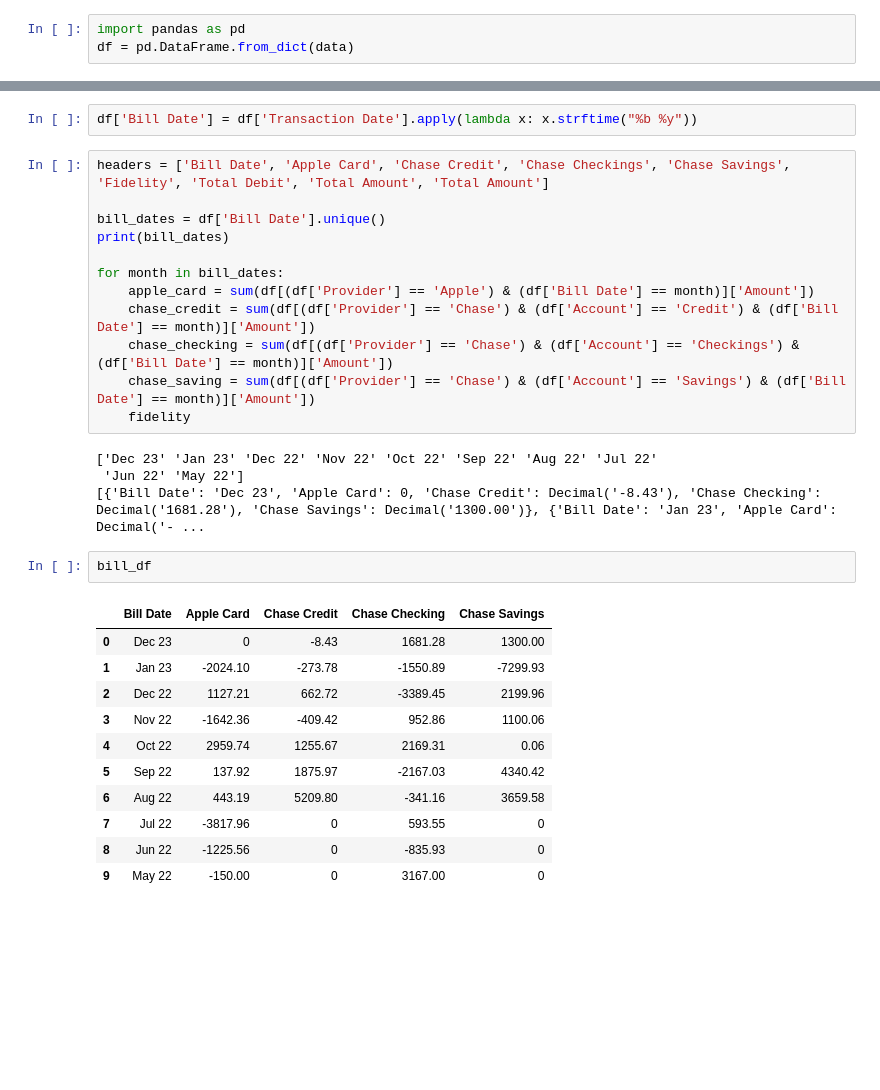
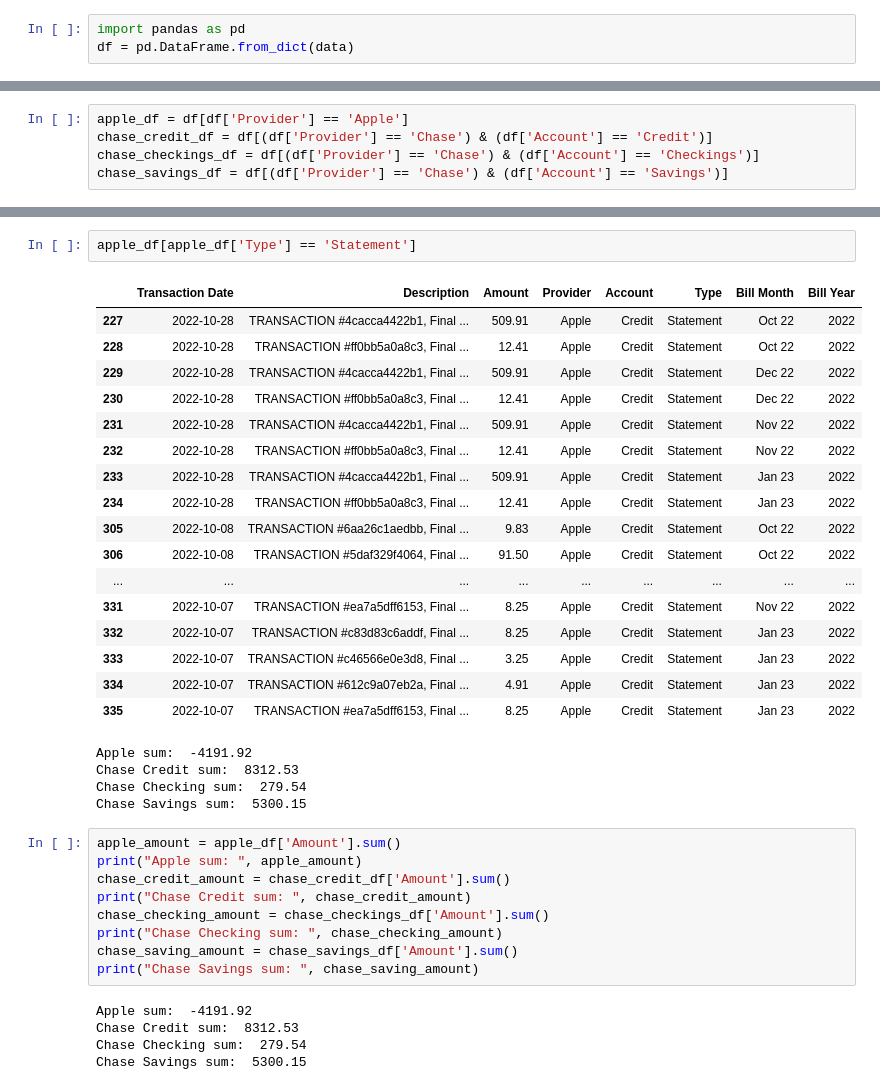
Before and after one commit to CChalland/Banking-Statmement-Converter, a Jupyter notebook: .demo/data_table.ipynb, the cells around one changed output, grey strips where cells are left out. Cells and saved outputs as stored; diff of their text form; blank space fills up the shorter version.

Commit message:
Changed the apple filter to so different trans_type

```diff
--- a/.demo/data_table.ipynb
+++ b/.demo/data_table.ipynb
@@ -118 +103,5 @@ apple_amount = df[df['Provider'] == "Apple"]["Amount"].sum
 # %%
+apple_df = df[df['Provider'] == 'Apple']
+chase_credit_df = df[(df['Provider'] == 'Chase') & (df['Account'] == 'Credit')]
+chase_checkings_df = df[(df['Provider'] == 'Chase') & (df['Account'] == 'Checkings')]
+chase_savings_df = df[(df['Provider'] == 'Chase') & (df['Account'] == 'Savings')]
@@ -137,32 +108,40 @@ apple_amount = df[df['Provider'] == "Apple"]["Amount"].sum
 # %%
-df['Bill Date'] = df['Transaction Date'].apply(lambda x: x.strftime("%b %y"))
+apple_df[apple_df['Type'] == 'Statement']
+# %% [output]
+|  | Transaction Date | Description | Amount | Provider | Account | Type | Bill Month | Bill Year |
+| 227 | 2022-10-28 | TRANSACTION #4cacca4422b1, Final ... | 509.91 | Apple | Credit | Statement | Oct 22 | 2022 |
+| 228 | 2022-10-28 | TRANSACTION #ff0bb5a0a8c3, Final ... | 12.41 | Apple | Credit | Statement | Oct 22 | 2022 |
+| 229 | 2022-10-28 | TRANSACTION #4cacca4422b1, Final ... | 509.91 | Apple | Credit | Statement | Dec 22 | 2022 |
+| 230 | 2022-10-28 | TRANSACTION #ff0bb5a0a8c3, Final ... | 12.41 | Apple | Credit | Statement | Dec 22 | 2022 |
+| 231 | 2022-10-28 | TRANSACTION #4cacca4422b1, Final ... | 509.91 | Apple | Credit | Statement | Nov 22 | 2022 |
+| 232 | 2022-10-28 | TRANSACTION #ff0bb5a0a8c3, Final ... | 12.41 | Apple | Credit | Statement | Nov 22 | 2022 |
+| 233 | 2022-10-28 | TRANSACTION #4cacca4422b1, Final ... | 509.91 | Apple | Credit | Statement | Jan 23 | 2022 |
+| 234 | 2022-10-28 | TRANSACTION #ff0bb5a0a8c3, Final ... | 12.41 | Apple | Credit | Statement | Jan 23 | 2022 |
+| 305 | 2022-10-08 | TRANSACTION #6aa26c1aedbb, Final ... | 9.83 | Apple | Credit | Statement | Oct 22 | 2022 |
+| 306 | 2022-10-08 | TRANSACTION #5daf329f4064, Final ... | 91.50 | Apple | Credit | Statement | Oct 22 | 2022 |
+| ... | ... | ... | ... | ... | ... | ... | ... | ... |
+| 331 | 2022-10-07 | TRANSACTION #ea7a5dff6153, Final ... | 8.25 | Apple | Credit | Statement | Nov 22 | 2022 |
+| 332 | 2022-10-07 | TRANSACTION #c83d83c6addf, Final ... | 8.25 | Apple | Credit | Statement | Jan 23 | 2022 |
+| 333 | 2022-10-07 | TRANSACTION #c46566e0e3d8, Final ... | 3.25 | Apple | Credit | Statement | Jan 23 | 2022 |
+| 334 | 2022-10-07 | TRANSACTION #612c9a07eb2a, Final ... | 4.91 | Apple | Credit | Statement | Jan 23 | 2022 |
+| 335 | 2022-10-07 | TRANSACTION #ea7a5dff6153, Final ... | 8.25 | Apple | Credit | Statement | Jan 23 | 2022 |
 # %%
-headers = ['Bill Date', 'Apple Card', 'Chase Credit', 'Chase Checkings', 'Chase Savings', 'Fidelity', 'Total Debit', 'Total Amount', 'Total Amount']
-
-bill_dates = df['Bill Date'].unique()
-print(bill_dates)
-
-for month in bill_dates:
-    apple_card = sum(df[(df['Provider'] == 'Apple') & (df['Bill Date'] == month)]['Amount'])
-    chase_credit = sum(df[(df['Provider'] == 'Chase') & (df['Account'] == 'Credit') & (df['Bill Date'] == month)]['Amount'])
-    chase_checking = sum(df[(df['Provider'] == 'Chase') & (df['Account'] == 'Checkings') & (df['Bill Date'] == month)]['Amount'])
-    chase_saving = sum(df[(df['Provider'] == 'Chase') & (df['Account'] == 'Savings') & (df['Bill Date'] == month)]['Amount'])
-    fidelity
 # %% [output]
-['Dec 23' 'Jan 23' 'Dec 22' 'Nov 22' 'Oct 22' 'Sep 22' 'Aug 22' 'Jul 22'
- 'Jun 22' 'May 22']
-[{'Bill Date': 'Dec 23', 'Apple Card': 0, 'Chase Credit': Decimal('-8.43'), 'Chase Checking': Decimal('1681.28'), 'Chase Savings': Decimal('1300.00')}, {'Bill Date': 'Jan 23', 'Apple Card': Decimal('- ...
+Apple sum:  -4191.92
+Chase Credit sum:  8312.53
+Chase Checking sum:  279.54
+Chase Savings sum:  5300.15
 # %%
-bill_df
+apple_amount = apple_df['Amount'].sum()
+print("Apple sum: ", apple_amount)
+chase_credit_amount = chase_credit_df['Amount'].sum()
+print("Chase Credit sum: ", chase_credit_amount)
+chase_checking_amount = chase_checkings_df['Amount'].sum()
+print("Chase Checking sum: ", chase_checking_amount)
+chase_saving_amount = chase_savings_df['Amount'].sum()
+print("Chase Savings sum: ", chase_saving_amount)
 # %% [output]
-|  | Bill Date | Apple Card | Chase Credit | Chase Checking | Chase Savings |
-| 0 | Dec 23 | 0 | -8.43 | 1681.28 | 1300.00 |
-| 1 | Jan 23 | -2024.10 | -273.78 | -1550.89 | -7299.93 |
-| 2 | Dec 22 | 1127.21 | 662.72 | -3389.45 | 2199.96 |
-| 3 | Nov 22 | -1642.36 | -409.42 | 952.86 | 1100.06 |
-| 4 | Oct 22 | 2959.74 | 1255.67 | 2169.31 | 0.06 |
-| 5 | Sep 22 | 137.92 | 1875.97 | -2167.03 | 4340.42 |
-| 6 | Aug 22 | 443.19 | 5209.80 | -341.16 | 3659.58 |
-| 7 | Jul 22 | -3817.96 | 0 | 593.55 | 0 |
-| 8 | Jun 22 | -1225.56 | 0 | -835.93 | 0 |
-| 9 | May 22 | -150.00 | 0 | 3167.00 | 0 |
+Apple sum:  -4191.92
+Chase Credit sum:  8312.53
+Chase Checking sum:  279.54
+Chase Savings sum:  5300.15
```
Also changed, not shown: parts of 7 cells of this notebook, 1 other file.
